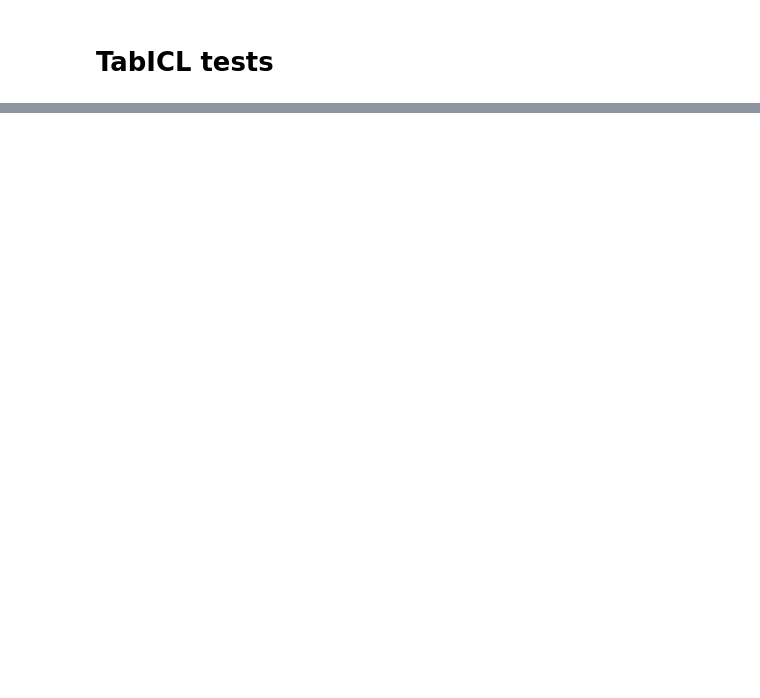
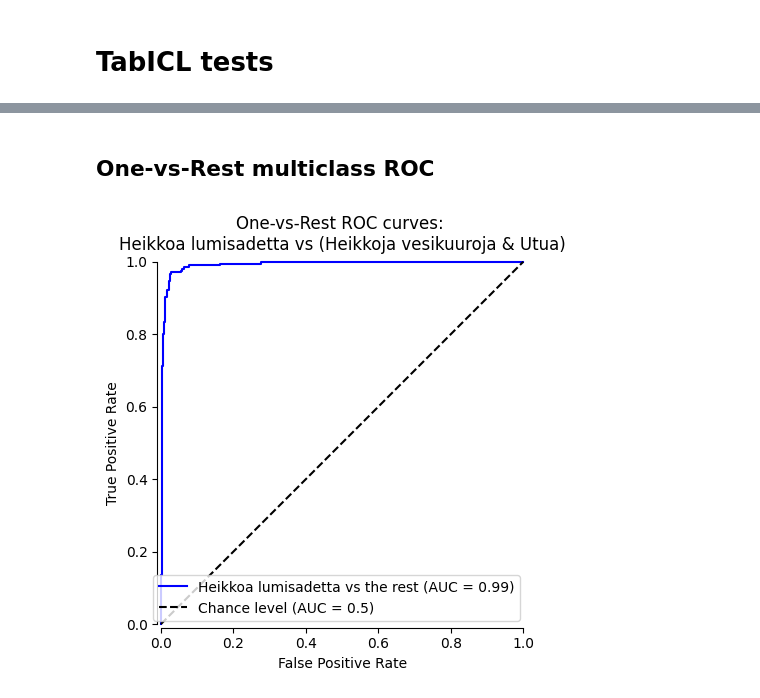
Before and after one commit to kirsikkahiltunen/Tabular-in-context-learning, a Jupyter notebook: TabICL_test.ipynb, the cells around one changed output, grey strips where cells are left out. Drawn from its saved outputs; the diff is of its cells as text; code cells hidden in the pictures; blank space fills up the shorter version.

Commit message:
Added classification metrics and figures

```diff
--- a/TabICL_test.ipynb
+++ b/TabICL_test.ipynb
@@ -54 +70,24 @@ accuracy: 0.5652173913043478
 | 9 | Heikkoja vesikuuroja | Heikkoja vesikuuroja |
+# %% [markdown]
+## One-vs-Rest multiclass ROC
+# %%
+label_binarizer = LabelBinarizer().fit(y_train)
+onehot_y_test = label_binarizer.transform(y_test)
+class_of_interest = 'Heikkoa lumisadetta'
+class_indices = np.flatnonzero(label_binarizer.classes_ == class_of_interest)[0]
+
+display = RocCurveDisplay.from_predictions(
+    onehot_y_test[:, class_indices],
+    y_score[:, class_indices],
+    name=f"{class_of_interest} vs the rest",
+    curve_kwargs=dict(color="blue"),
+    plot_chance_level=True,
+    despine=True,
+)
+_ = display.ax_.set(
+    xlabel="False Positive Rate",
+    ylabel="True Positive Rate",
+    title="One-vs-Rest ROC curves: \nHeikkoa lumisadetta vs (Heikkoja vesikuuroja & Utua)",
+)
+# %% [output]
+[figure, added]
```
Also changed, not shown: parts of 7 cells of this notebook, 1 other file.
